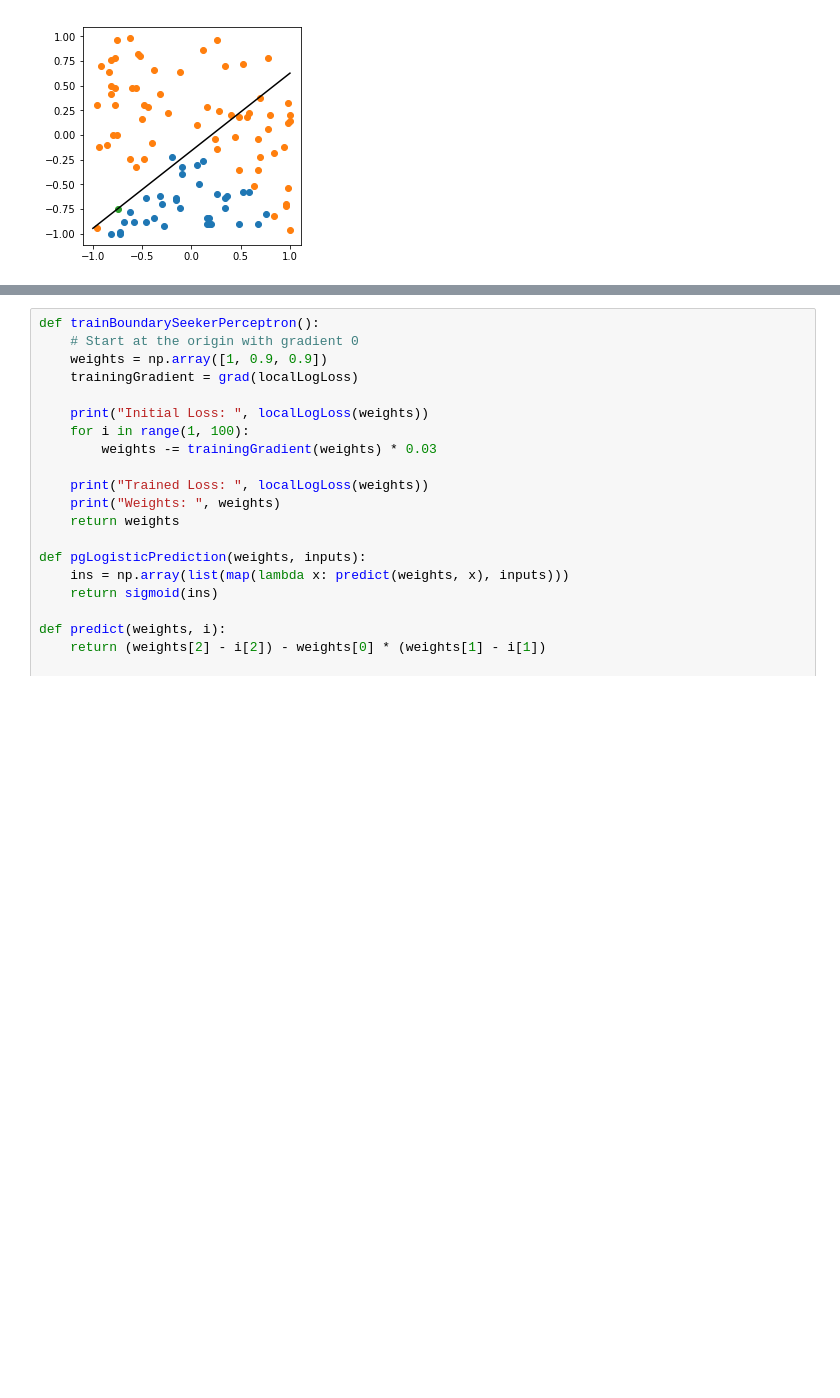
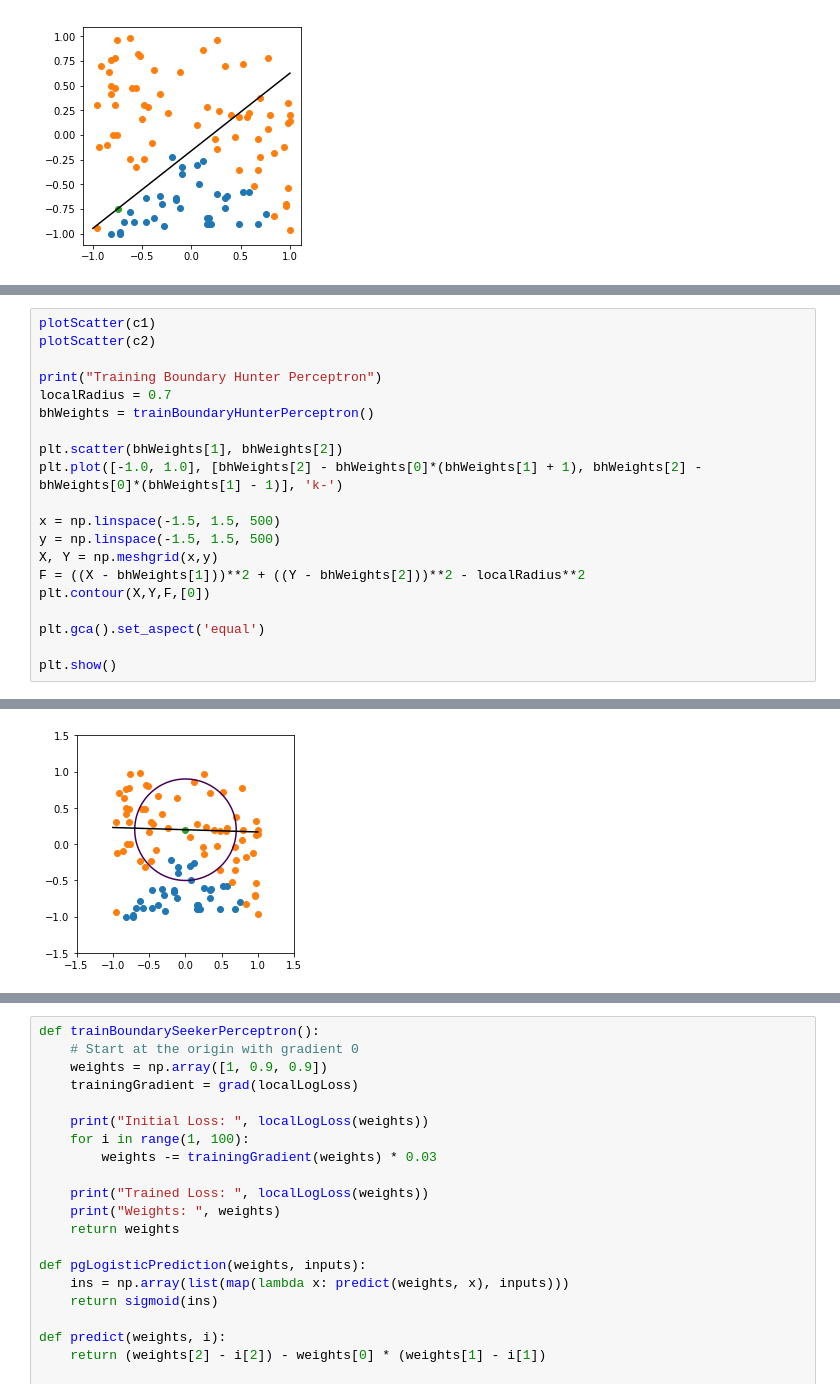
Before and after one commit to garibaldu/boundary-seekers, a Jupyter notebook: Perceptron Play.ipynb, the cells around one changed output, grey strips where cells are left out. Cells and saved outputs as stored; diff of their text form; blank space fills up the shorter version.

Commit message:
Add boundary hunter perceptron using mahalanobis distance

```diff
--- a/Perceptron Play.ipynb
+++ b/Perceptron Play.ipynb
@@ -169,0 +229,21 @@ Using this setup we see that with carful positioning of the initial (x,y) we are
+# %%
+plotScatter(c1)
+plotScatter(c2)
+
+print("Training Boundary Hunter Perceptron")
+localRadius = 0.7
+bhWeights = trainBoundaryHunterPerceptron()
+
+plt.scatter(bhWeights[1], bhWeights[2])
+plt.plot([-1.0, 1.0], [bhWeights[2] - bhWeights[0]*(bhWeights[1] + 1), bhWeights[2] - bhWeights[0]*(bhWeights[1] - 1)], 'k-')
+
+x = np.linspace(-1.5, 1.5, 500)
+y = np.linspace(-1.5, 1.5, 500)
+X, Y = np.meshgrid(x,y)
+F = ((X - bhWeights[1]))**2 + ((Y - bhWeights[2]))**2 - localRadius**2
+plt.contour(X,Y,F,[0])
+
+plt.gca().set_aspect('equal')
+
+plt.show()
+# %% [output]
@@ -169,0 +254 @@ Using this setup we see that with carful positioning of the initial (x,y) we are
+[figure, added]
```
Also changed, not shown: parts of 7 cells of this notebook.
